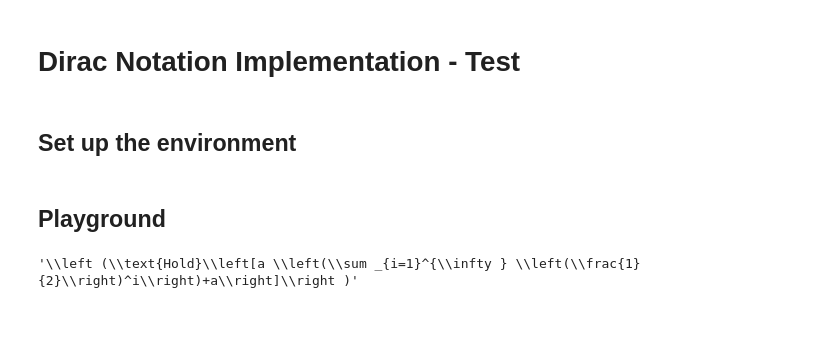
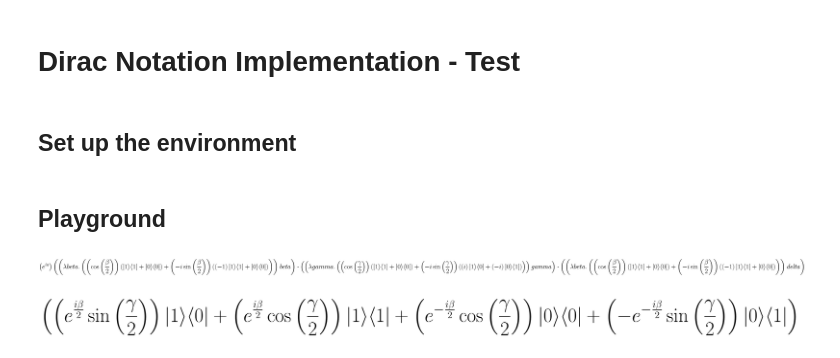
Before and after one commit to LucianoXu/28-Dirac3, a Jupyter notebook: test.ipynb, the cells around one changed output. Drawn from its saved outputs; the diff is of its cells as text; code cells hidden in the pictures; blank space fills up the shorter version.

Commit message:
abstrac/apply and beta-reduction implemented. It is very slow currently.

```diff
--- a/test.ipynb
+++ b/test.ipynb
@@ -46,10 +46,3 @@ sub = Subst({
 }).get_idempotent()
 # %% [markdown]
 ## Playground
-# %%
-a = parse(''' "Hold[Sum[(1/2)^i, {i,1,Infinity}] a + a] " ''')
-
-a.tex()
-# trs.normalize(a).render_tex()
-# %% [output]
-'\\left (\\text{Hold}\\left[a \\left(\\sum _{i=1}^{\\infty } \\left(\\frac{1}{2}\\right)^i\\right)+a\\right]\\right )'
@@ -57,0 +49,19 @@ b = session.evaluate(" Hold[Sum[(1/2)^i, {i,1,Infinity}] a + a] ")
+# %%
+# define the rotation gates
+sub_rot = Subst({
+    "Rz" : sub(parse(''' FUN beta . ( ("Cos[beta/2]" SCRO I2) ADDO ("- Sin[beta/2] I" SCRO Z) )''')),
+    "Ry" : sub(parse(''' FUN gamma . ( ("Cos[gamma/2]" SCRO I2) ADDO ("- Sin[gamma/2] I" SCRO Y) )''')),
+})
+
+# get the idempotent operation
+new_sub = sub_rot.composite(sub).get_idempotent()
+# %%
+# RHS - rotations
+a = new_sub(parse(''' "Exp[I a]" SCRO ((Rz @ beta) MLTO (Ry @ gamma) MLTO (Rz @ delta)) '''))
+a.render_tex()
+# %% [output]
+[figure, added]
+# %%
+trs.normalize(new_sub(parse(''' (Rz @ beta) MLTO (Ry @ gamma) '''))).render_tex()
+# %% [output]
+[figure, added]
```
Also changed, not shown: parts of 3 cells of this notebook, 11 other files.
